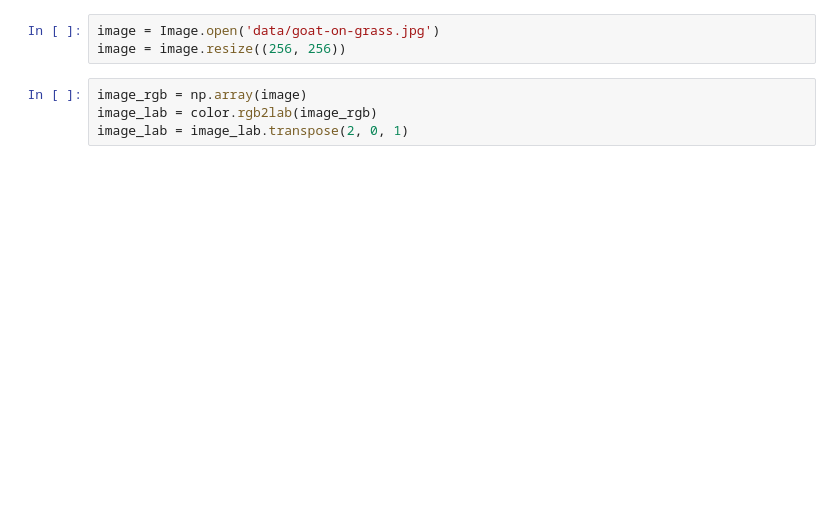
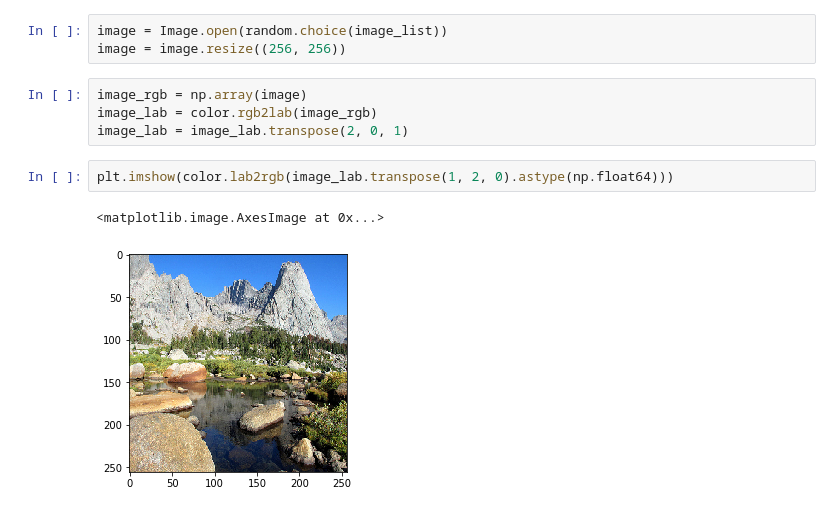
Before and after one commit to wilson1yan/ImageColorization, a Jupyter notebook: ImageColorization.ipynb, the cells around one changed output. Drawn from its saved outputs; the diff is of its cells as text; blank space fills up the shorter version.

```diff
--- a/ImageColorization.ipynb
+++ b/ImageColorization.ipynb
@@ -22,10 +39,15 @@ from colormath.color_conversions import convert_color
 # %%
-image = Image.open('data/goat-on-grass.jpg')
+image = Image.open(random.choice(image_list))
 image = image.resize((256, 256))
 # %%
 image_rgb = np.array(image)
 image_lab = color.rgb2lab(image_rgb)
 image_lab = image_lab.transpose(2, 0, 1)
+# %%
+plt.imshow(color.lab2rgb(image_lab.transpose(1, 2, 0).astype(np.float64)))
+# %% [output]
+<matplotlib.image.AxesImage at 0x...>
+[figure, added]
 # %%
 plt.figure()
 plt.title('L Color Channel (model input)')
```
Also changed, not shown: parts of 26 cells of this notebook.
